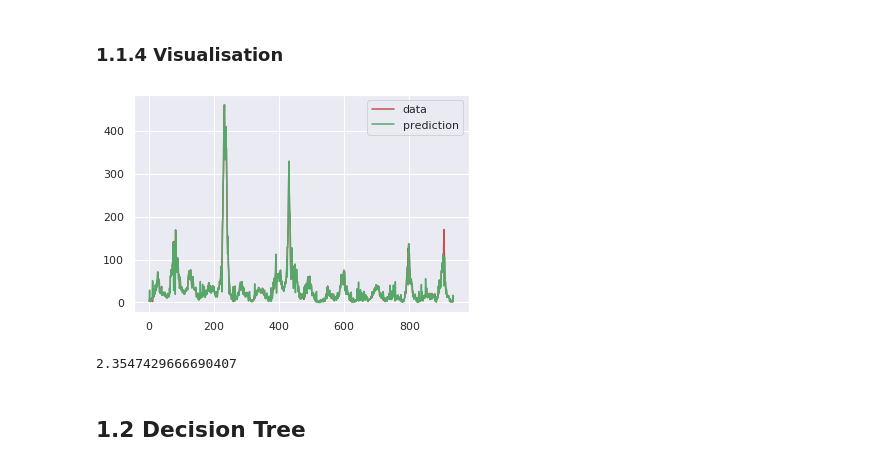
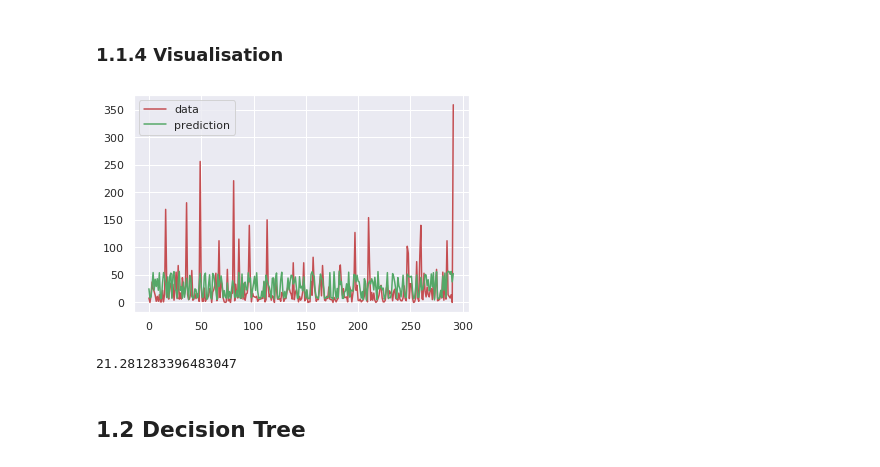
Before and after one commit to GummyBearStudioTeam/ESI_MLTechniques, a Jupyter notebook: Milestone2_Supervised.ipynb, the cells around one changed output. Saved outputs shown, nothing was run; the diff lists cells and outputs as text; code cells hidden in the pictures.

```diff
--- a/Milestone2_Supervised.ipynb
+++ b/Milestone2_Supervised.ipynb
@@ -317,0 +379,3 @@ y = y_sj
+# %%
+X = X_.drop(drop_features, axis=1)
+y = y_
@@ -318,3 +384,10 @@ y = y_sj
+# %%
+ds_train, ds_test = split_to_train(X, y, 0.2)
+# %%
+X_train = ds_train.drop('total_cases', axis=1)
+X_test = ds_test.drop('total_cases', axis=1)
+y_train = ds_train['total_cases']
+y_test = ds_test['total_cases']
 # %% [markdown]
 Create list to store filenames of the prediction results.
 # %%
@@ -340,9 +414,9 @@ Min Value: 28.118884928456545 (35)
 
 #### Model creation
 # %%
-n_neighbors = 35
-weights = 'distance'
+n_neighbors = 141
+weights = 'uniform'
 knn = KNeighborsRegressor(n_neighbors=n_neighbors, weights=weights)
 
-print('MAE: ', fit_regressor(knn, X, y))
+print('MAE: ', fit_regressor(knn, X_train, y_train))
 # %% [output]
@@ -358,10 +432,10 @@ result_files.append(file_name)
 
 ### 1.1.4 Visualisation
 # %%
-generate_visualization(knn, X, y)
+generate_visualization(knn, X_test, y_test)
 # %% [output]
-[figure, old version]
+[figure, new version]
-2.3547429666690407
+21.281283396483047
 # %% [markdown]
 ## 1.2 Decision Tree
 # %% [markdown]
```
Also changed, not shown: parts of 78 cells of this notebook, 4 other files.
